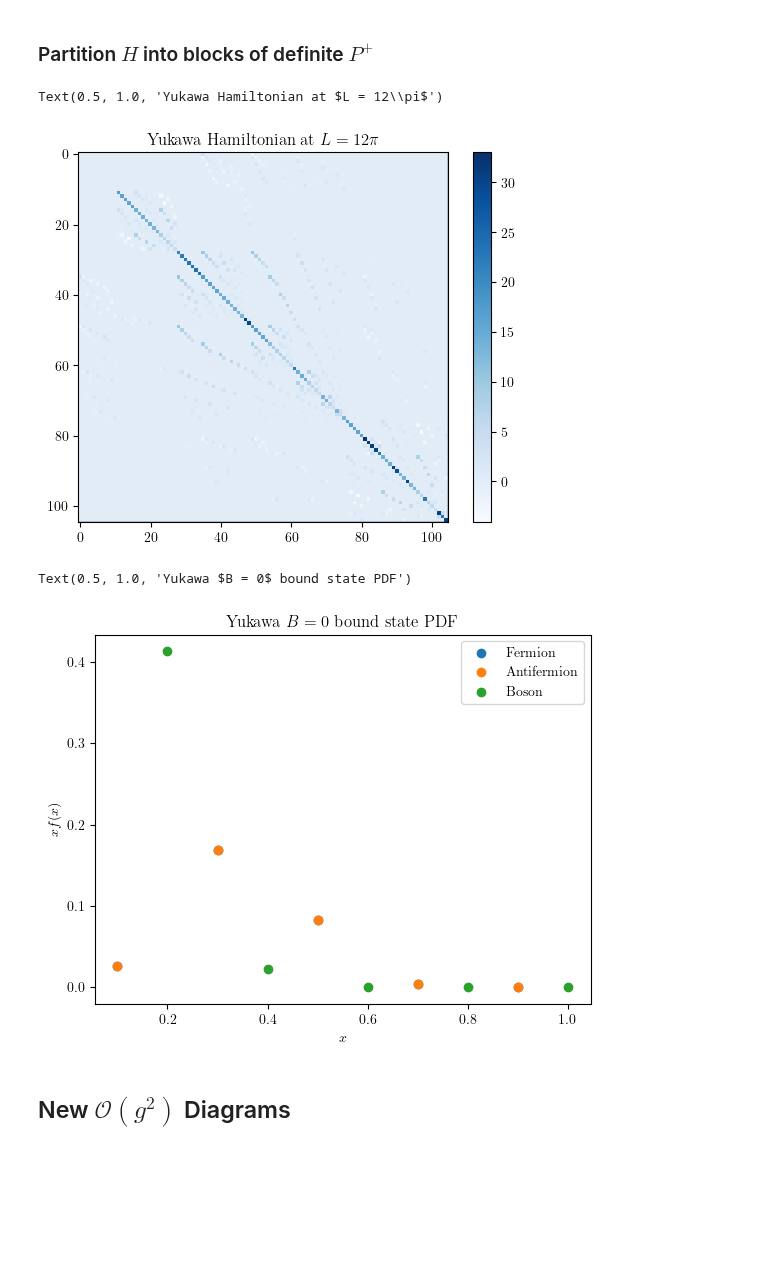
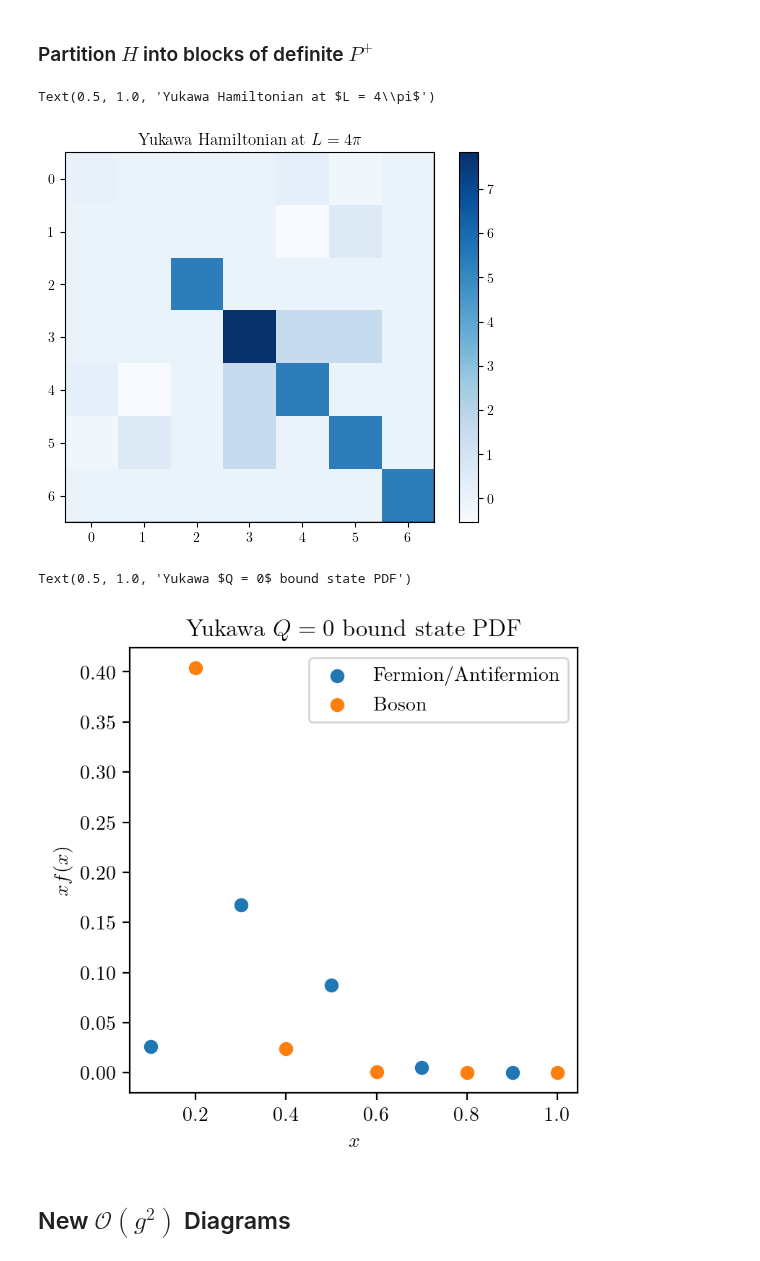
Before and after one commit to cgustin99/OpenParticle, a Jupyter notebook: models/Yukawa/yukawa.ipynb, the cells around one changed output. Drawn from its saved outputs; the diff is of its cells as text; code cells hidden in the pictures; blank space fills up the shorter version.

```diff
--- a/models/Yukawa/yukawa.ipynb
+++ b/models/Yukawa/yukawa.ipynb
@@ -84,29 +83,36 @@ plt.legend()
 # %% [markdown]
 ### Partition $H$ into blocks of definite $P^+$
 # %%
-res = 6
+res = 2
 min_res = res
 g = 1
 mf = 1
 mb = 0.1
+
+t = 0.1
+treg = 0.01
+
 basis = [momentum_states_partition(i)[j] for i in range(min_res, res + 1) for j in range(len(momentum_states_partition(i)))]
 matrix = np.real(
         generate_matrix(yukawa_Hamiltonian(res, g = g, mf = mf, mb = mb), basis)
     )
+# matrix = np.real(
+#         generate_matrix(renormalized_Yukawa_hamiltonian(res = res, t = t, treg = treg, g = g, mf = mf, mb = mb), basis)
+#     )
 plt.imshow(
     matrix,
     cmap = 'Blues',
 )
 n_states_i = 0
 for i in range(min_res, res + 1):
     n_states_i += len(momentum_states_partition(i))
     plt.axvline(x=n_states_i - 0.5, color='black', linewidth=1)
     plt.axhline(y=n_states_i - 0.5, color='black', linewidth=1)
 plt.colorbar()
 plt.title(f'Yukawa Hamiltonian at $L = {2 * res}\pi$')
 # %% [output]
-Text(0.5, 1.0, 'Yukawa Hamiltonian at $L = 12\\pi$')
+Text(0.5, 1.0, 'Yukawa Hamiltonian at $L = 4\\pi$')
-[figure, old version]
+[figure, new version]
 # %%
 def pdf(K, state, particle_type):
     #Calculates the parton distribution function for a given hadronic state
@@ -154,16 +160,23 @@ boson_pdf = pdf(res, psi, 'boson')
 x_fermion = np.array([k/res for k in np.arange(1/2, res, 1)])
 x_boson = np.array([k/res for k in np.arange(1, res + 1, 1)])
 
-plt.scatter(x_fermion, x_fermion * fermion_pdf, label = f'Fermion')
-plt.scatter(x_fermion, x_fermion * antifermion_pdf, label = f'Antifermion')
-plt.scatter(x_boson, x_boson * boson_pdf, label = f'Boson')
+
+plt.figure(figsize = (4, 4), dpi = 200)
+
+if np.allclose(fermion_pdf, antifermion_pdf):
+    plt.scatter(x_fermion, x_fermion * np.real(fermion_pdf), label = f'Fermion/Antifermion')
+
+else:
+    plt.scatter(x_fermion, x_fermion * np.real(fermion_pdf), label = f'Fermion')
+    plt.scatter(x_fermion, x_fermion * np.real(antifermion_pdf), label = f'Antifermion')
+plt.scatter(x_boson, x_boson * np.real(boson_pdf), label = f'Boson')
 # plt.scatter([], [], color = 'white', label = f'{max_weight}')
 plt.legend()
 plt.xlabel(f'$x$')
 plt.ylabel(f'$xf(x)$')
-plt.title(f"Yukawa $B = {baryon_number}$ bound state PDF")
+plt.title(f"Yukawa $Q = {baryon_number}$ bound state PDF")
 # %% [output]
-Text(0.5, 1.0, 'Yukawa $B = 0$ bound state PDF')
+Text(0.5, 1.0, 'Yukawa $Q = 0$ bound state PDF')
-[figure, old version]
+[figure, new version]
 # %% [markdown]
 ## New $\mathcal{O}(g^2)$ Diagrams
```
Also changed, not shown: parts of 7 cells of this notebook, 5 other files.
